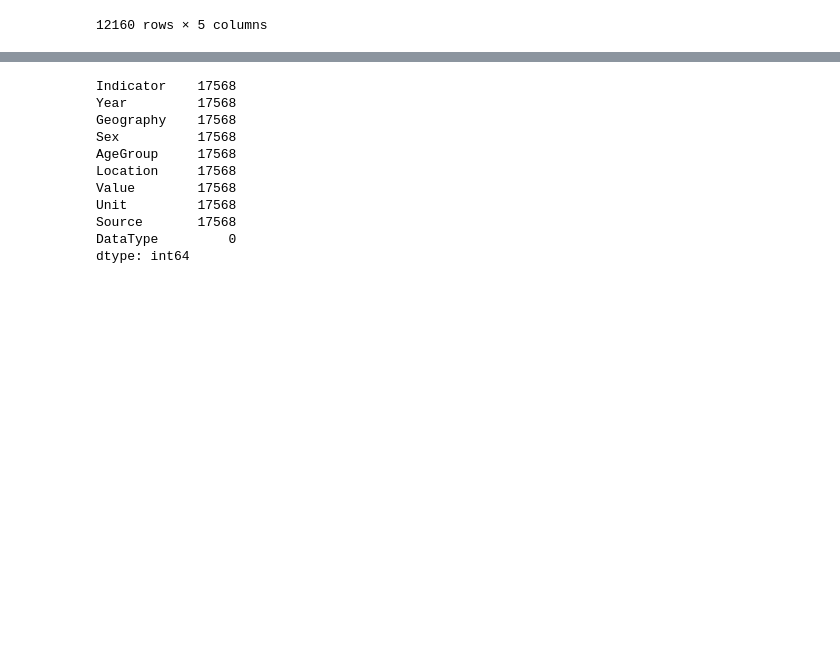
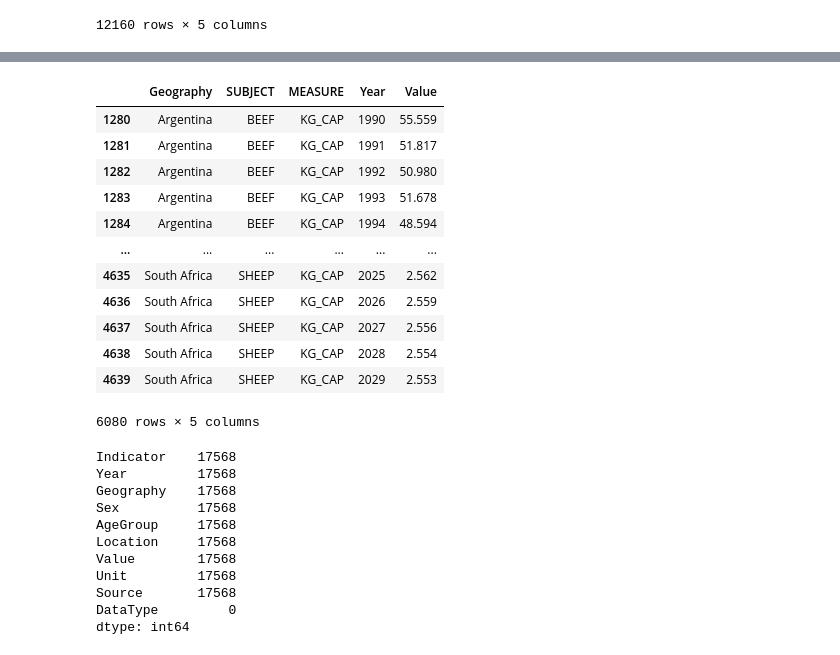
Before and after one commit to awesomepack/Mortality_By_Meat_Consumption, a Jupyter notebook: ETL.ipynb, the cells around one changed output, grey strips where cells are left out. Saved outputs shown, nothing was run; the diff lists cells and outputs as text; code cells hidden in the pictures; blank space fills up the shorter version.

```diff
--- a/ETL.ipynb
+++ b/ETL.ipynb
@@ -126,3 +157,20 @@ mortality_df.head()
+# %%
+meat_df = meat_df.rename(columns={"LOCATION":"Geography"})
+meat_df
+# %% [output]
+|  | Geography | SUBJECT | MEASURE | Year | Value |
+| 1280 | Argentina | BEEF | KG_CAP | 1990 | 55.559 |
+| 1281 | Argentina | BEEF | KG_CAP | 1991 | 51.817 |
+| 1282 | Argentina | BEEF | KG_CAP | 1992 | 50.980 |
+| 1283 | Argentina | BEEF | KG_CAP | 1993 | 51.678 |
+| 1284 | Argentina | BEEF | KG_CAP | 1994 | 48.594 |
+| ... | ... | ... | ... | ... | ... |
+| 4635 | South Africa | SHEEP | KG_CAP | 2025 | 2.562 |
+| 4636 | South Africa | SHEEP | KG_CAP | 2026 | 2.559 |
+| 4637 | South Africa | SHEEP | KG_CAP | 2027 | 2.556 |
+| 4638 | South Africa | SHEEP | KG_CAP | 2028 | 2.554 |
+| 4639 | South Africa | SHEEP | KG_CAP | 2029 | 2.553 |
+6080 rows × 5 columns
 # %%
 print(mortality_df.count())
 # %% [output]
```
Also changed, not shown: parts of 12 cells of this notebook, 1 other file.
